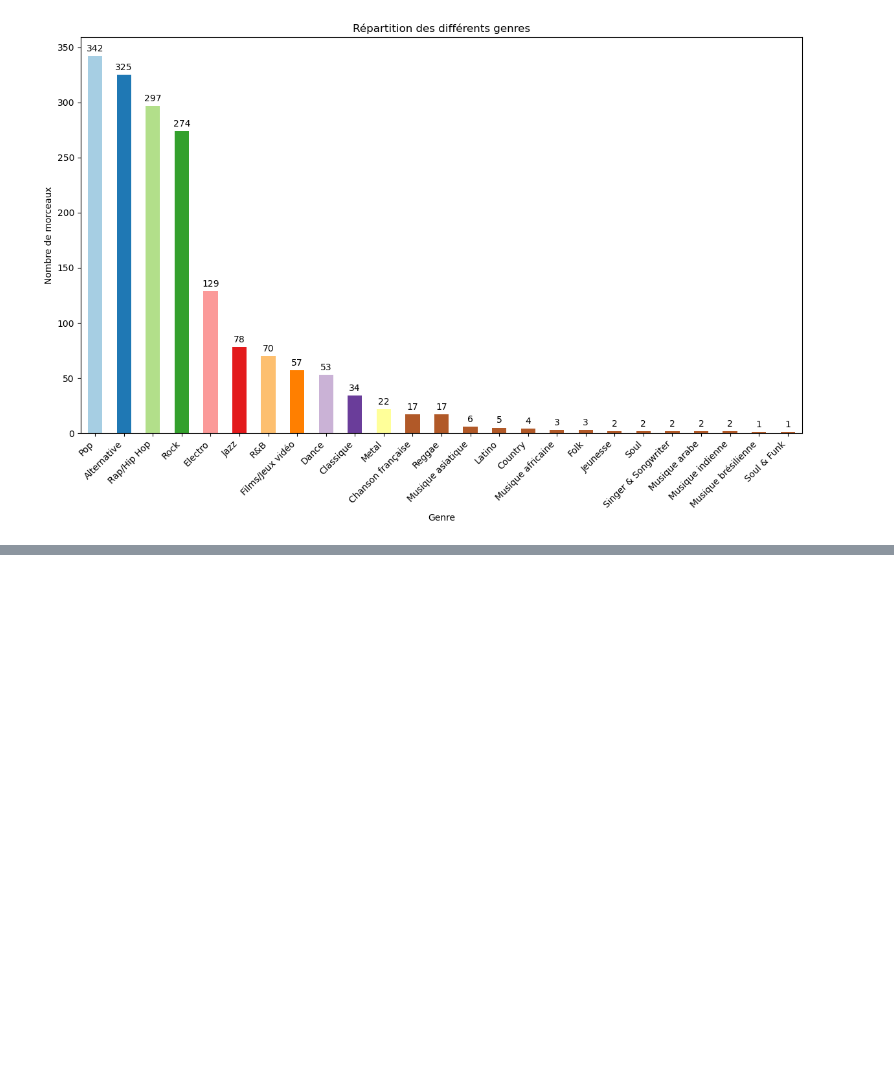
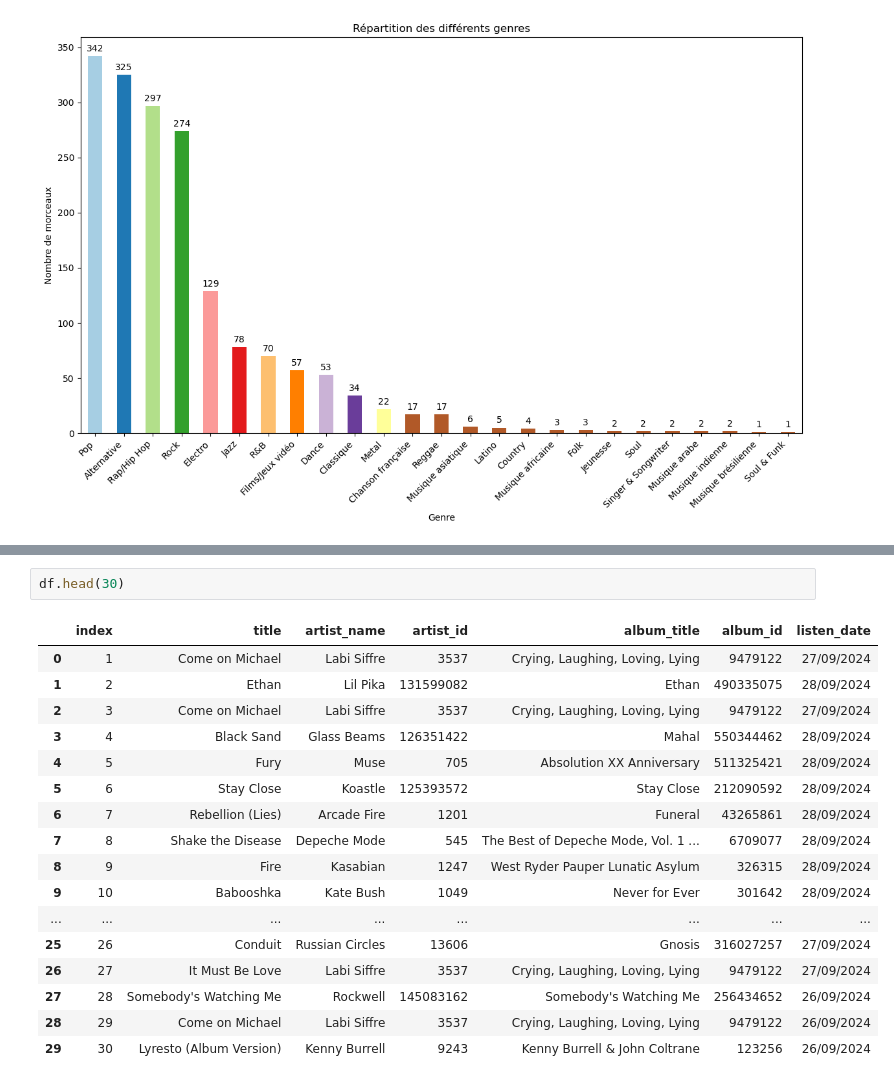
Before and after one commit to Louis-02-ESILV/HomeAssistant, a Jupyter notebook: deezer_history.ipynb, the cells around one changed output, grey strips where cells are left out. Cells and saved outputs as stored; diff of their text form; blank space fills up the shorter version.

```diff
--- a/deezer_history.ipynb
+++ b/deezer_history.ipynb
@@ -129,0 +356,20 @@ showGenresInPlaylist(df_tracks)
+# %%
+df.head(30)
+# %% [output]
+|  | index | title | artist_name | artist_id | album_title | album_id | listen_date |
+| 0 | 1 | Come on Michael | Labi Siffre | 3537 | Crying, Laughing, Loving, Lying | 9479122 | 27/09/2024 |
+| 1 | 2 | Ethan | Lil Pika | 131599082 | Ethan | 490335075 | 28/09/2024 |
+| 2 | 3 | Come on Michael | Labi Siffre | 3537 | Crying, Laughing, Loving, Lying | 9479122 | 27/09/2024 |
+| 3 | 4 | Black Sand | Glass Beams | 126351422 | Mahal | 550344462 | 28/09/2024 |
+| 4 | 5 | Fury | Muse | 705 | Absolution XX Anniversary | 511325421 | 28/09/2024 |
+| 5 | 6 | Stay Close | Koastle | 125393572 | Stay Close | 212090592 | 28/09/2024 |
+| 6 | 7 | Rebellion (Lies) | Arcade Fire | 1201 | Funeral | 43265861 | 28/09/2024 |
+| 7 | 8 | Shake the Disease | Depeche Mode | 545 | The Best of Depeche Mode, Vol. 1 ... | 6709077 | 28/09/2024 |
+| 8 | 9 | Fire | Kasabian | 1247 | West Ryder Pauper Lunatic Asylum | 326315 | 28/09/2024 |
+| 9 | 10 | Babooshka | Kate Bush | 1049 | Never for Ever | 301642 | 28/09/2024 |
+| ... | ... | ... | ... | ... | ... | ... | ... |
+| 25 | 26 | Conduit | Russian Circles | 13606 | Gnosis | 316027257 | 27/09/2024 |
+| 26 | 27 | It Must Be Love | Labi Siffre | 3537 | Crying, Laughing, Loving, Lying | 9479122 | 27/09/2024 |
+| 27 | 28 | Somebody's Watching Me | Rockwell | 145083162 | Somebody's Watching Me | 256434652 | 26/09/2024 |
+| 28 | 29 | Come on Michael | Labi Siffre | 3537 | Crying, Laughing, Loving, Lying | 9479122 | 26/09/2024 |
+| 29 | 30 | Lyresto (Album Version) | Kenny Burrell | 9243 | Kenny Burrell & John Coltrane | 123256 | 26/09/2024 |
```
Also changed, not shown: parts of 2 cells of this notebook.
